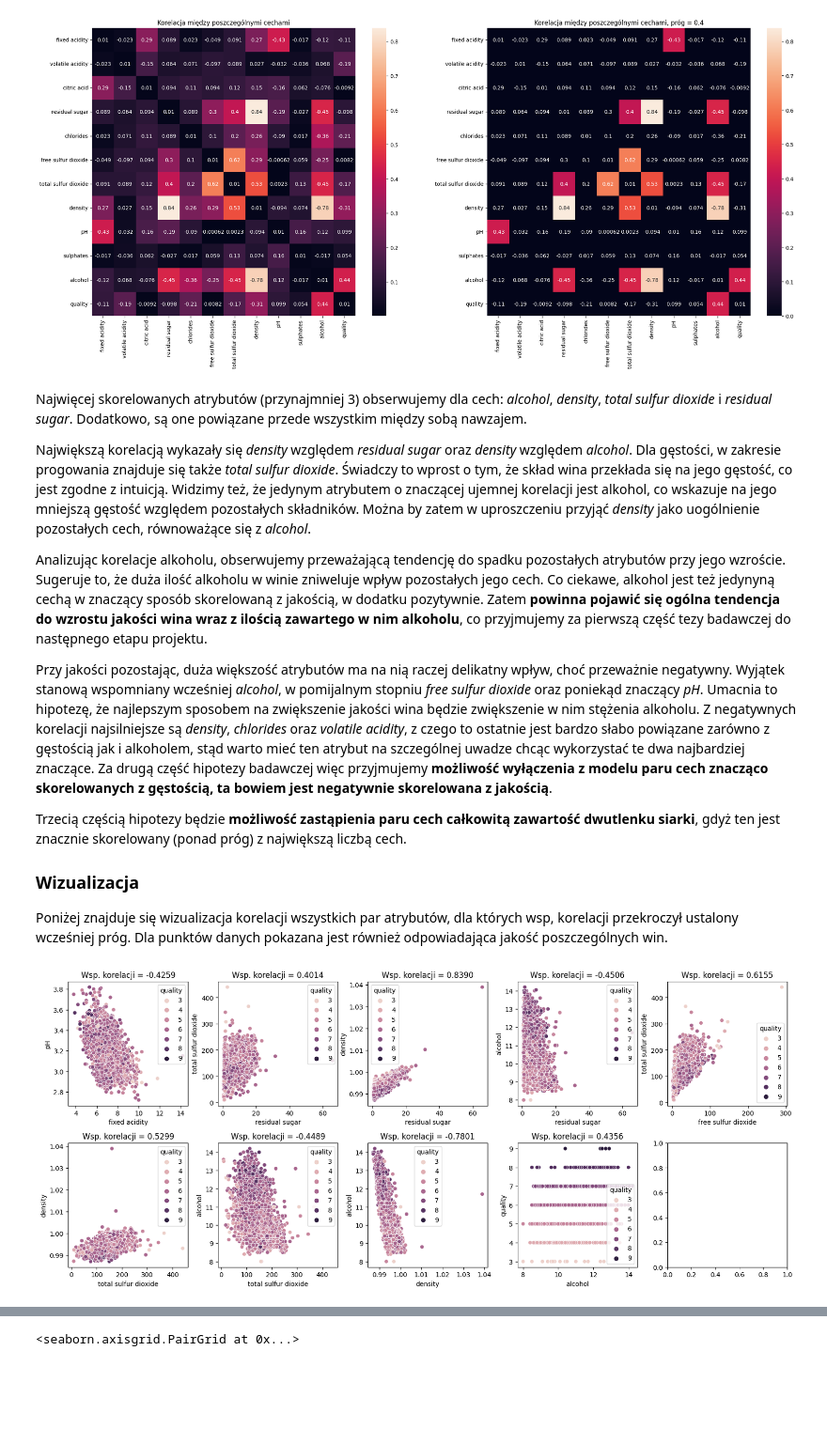
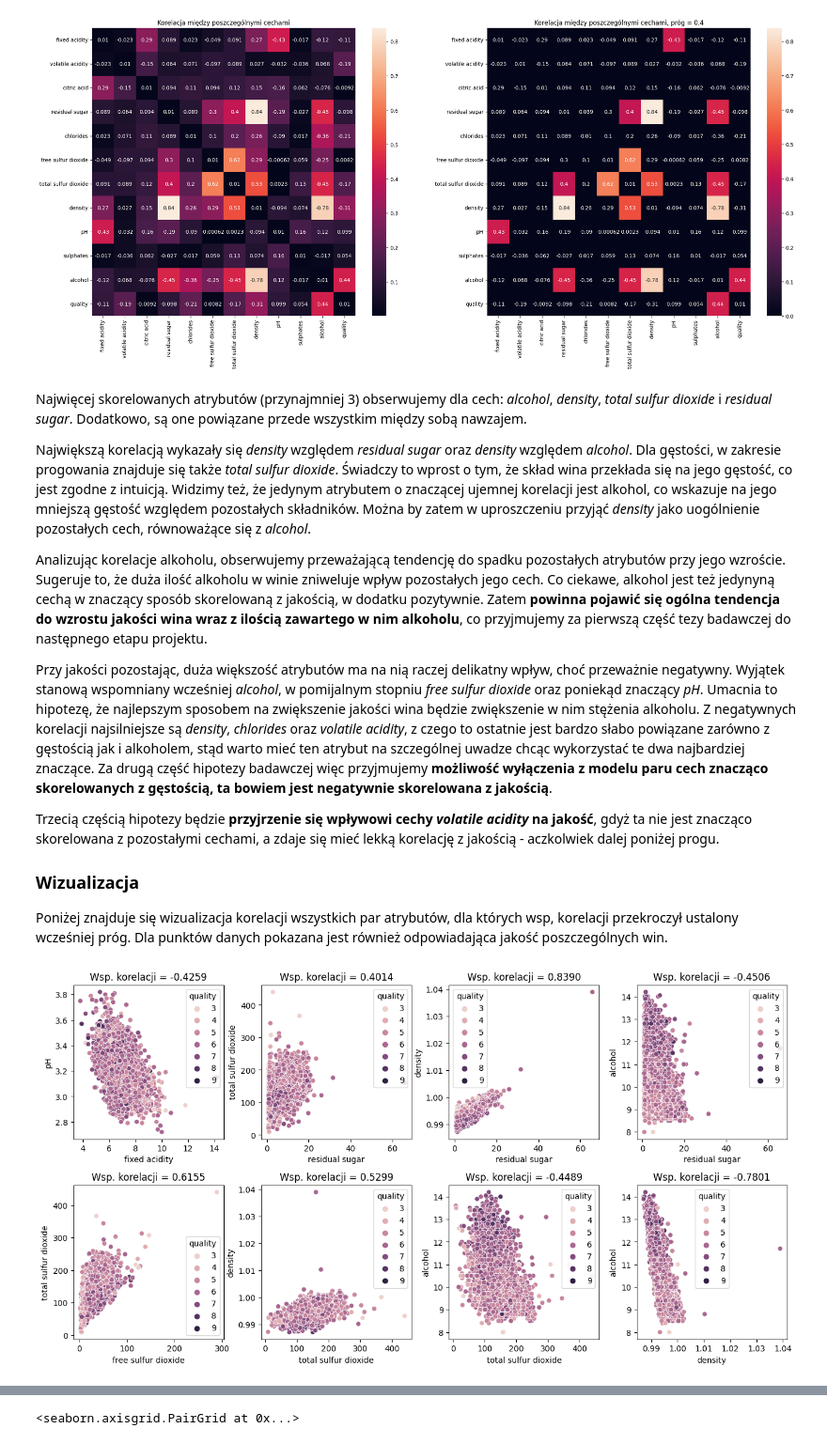
Before and after one commit to mihawb/wine-quality-model, a Jupyter notebook: analysis/dataset-analysis-final.ipynb, the cells around one changed output, grey strips where cells are left out. Shown at 94% size. Saved outputs shown, nothing was run; the diff lists cells and outputs as text; code cells hidden in the pictures; blank space fills up the shorter version.

```diff
--- a/analysis/dataset-analysis-final.ipynb
+++ b/analysis/dataset-analysis-final.ipynb
@@ -142,7 +142,7 @@ Analizując korelacje alkoholu, obserwujemy przeważającą tendencję do spadku
 
 Przy jakości pozostając, duża większość atrybutów ma na nią raczej delikatny wpływ, choć przeważnie negatywny. Wyjątek stanową wspomniany wcześniej *alcohol*, w pomijalnym stopniu *free sulfur dioxide* oraz poniekąd znaczący *pH*. Umacnia to hipotezę, że najlepszym sposobem na zwiększenie jakości wina będzie zwiększenie w nim stężenia alkoholu. Z negatywnych korelacji najsilniejsze są *density*, *chlorides* oraz *volatile acidity*, z czego to ostatnie jest bardzo słabo powiązane zarówno z gęstością jak i alkoholem, stąd warto mieć ten atrybut na szczególnej uwadze chcąc wykorzystać te dwa najbardziej znaczące. Za drugą część hipotezy badawczej więc przyjmujemy **możliwość wyłączenia z modelu paru cech znacząco skorelowanych z gęstością, ta bowiem jest negatywnie skorelowana z jakością**.
 
-Trzecią częścią hipotezy będzie **możliwość zastąpienia paru cech całkowitą zawartość dwutlenku siarki**, gdyż ten jest znacznie skorelowany (ponad próg) z największą liczbą cech.
+Trzecią częścią hipotezy będzie **przyjrzenie się wpływowi cechy *volatile acidity* na jakość**, gdyż ta nie jest znacząco skorelowana z pozostałymi cechami, a zdaje się mieć lekką korelację z jakością - aczkolwiek dalej poniżej progu.
 
 ### Wizualizacja
 Poniżej znajduje się wizualizacja korelacji wszystkich par atrybutów, dla których wsp, korelacji przekroczył ustalony wcześniej próg. Dla punktów danych pokazana jest również odpowiadająca jakość poszczególnych win.
@@ -156,12 +156,12 @@ for i in range(collen):
 			attr_pair = (wine_corr.columns[i], wine_corr.index[j], corr)
 			high_corr_pairs.append(attr_pair)
 # %%
-fig, axes = plt.subplots(2, np.ceil(len(high_corr_pairs) / 2).astype(np.int16))
-fig.set_size_inches(20, 8)
+fig, axes = plt.subplots(2, len(high_corr_pairs) // 2)
+fig.set_size_inches(16, 8)
 fig.subplots_adjust(hspace=0.3, wspace=0.25)
 
 for ax, pair in zip(axes.flatten(), high_corr_pairs):
 	sns.scatterplot(data=wine, x=pair[0], y=pair[1], ax=ax, hue='quality')
 	ax.set_title(f'Wsp. korelacji = {pair[2]:2.4f}')
 # %% [output]
-[figure, old version]
+[figure, new version]
```
Also changed, not shown: parts of 3 cells of this notebook, 2 other files.
